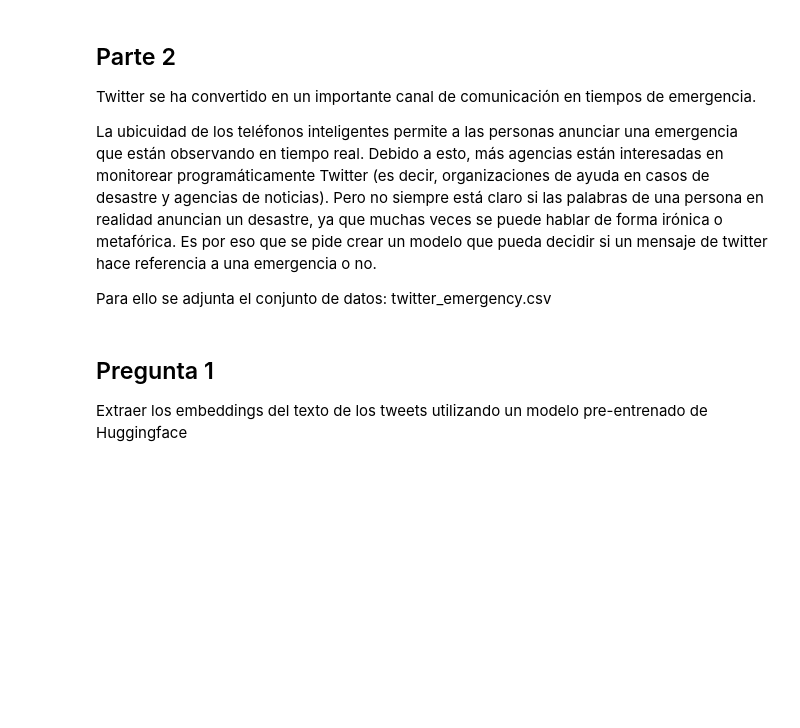
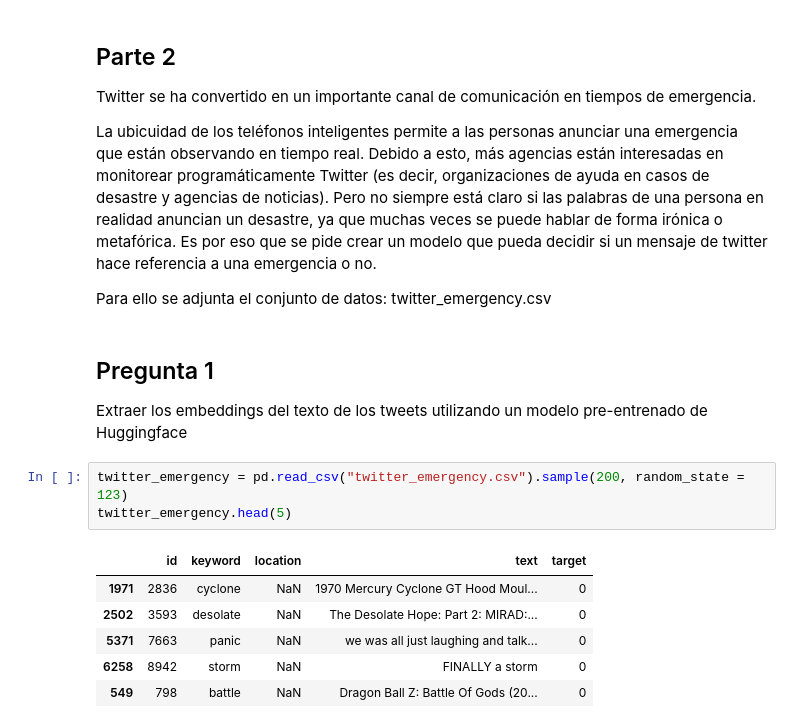
Before and after one commit to alvaropdr10/alvaro_2, a Jupyter notebook: practica_2.ipynb, the cells around one changed output. Cells and saved outputs as stored; diff of their text form; blank space fills up the shorter version.

```diff
--- a/practica_2.ipynb
+++ b/practica_2.ipynb
@@ -449,3 +379,13 @@ Para ello se adjunta el conjunto de datos: twitter_emergency.csv
 <h2 id="p_2_1">Pregunta 1</h2>
 
 Extraer los embeddings del texto de los tweets utilizando un modelo pre-entrenado de Huggingface
+# %%
+twitter_emergency = pd.read_csv("twitter_emergency.csv").sample(200, random_state = 123)
+twitter_emergency.head(5)
+# %% [output]
+|  | id | keyword | location | text | target |
+| 1971 | 2836 | cyclone | NaN | 1970 Mercury Cyclone GT Hood Moul... | 0 |
+| 2502 | 3593 | desolate | NaN | The Desolate Hope: Part 2: MIRAD:... | 0 |
+| 5371 | 7663 | panic | NaN | we was all just laughing and talk... | 0 |
+| 6258 | 8942 | storm | NaN | FINALLY a storm | 0 |
+| 549 | 798 | battle | NaN | Dragon Ball Z: Battle Of Gods (20... | 0 |
```
Also changed, not shown: parts of 18 cells of this notebook.
